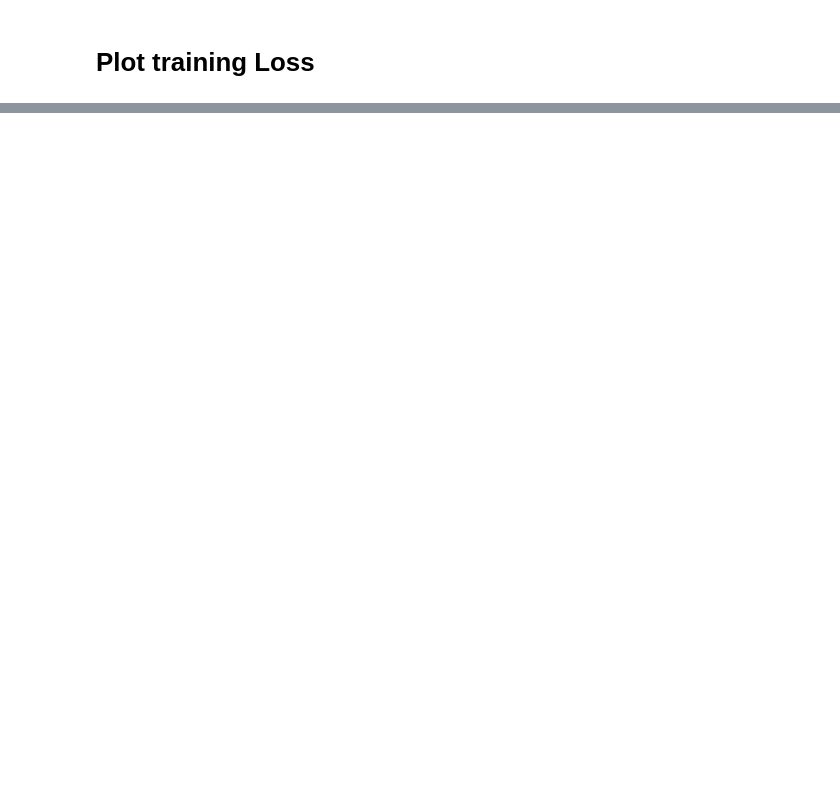
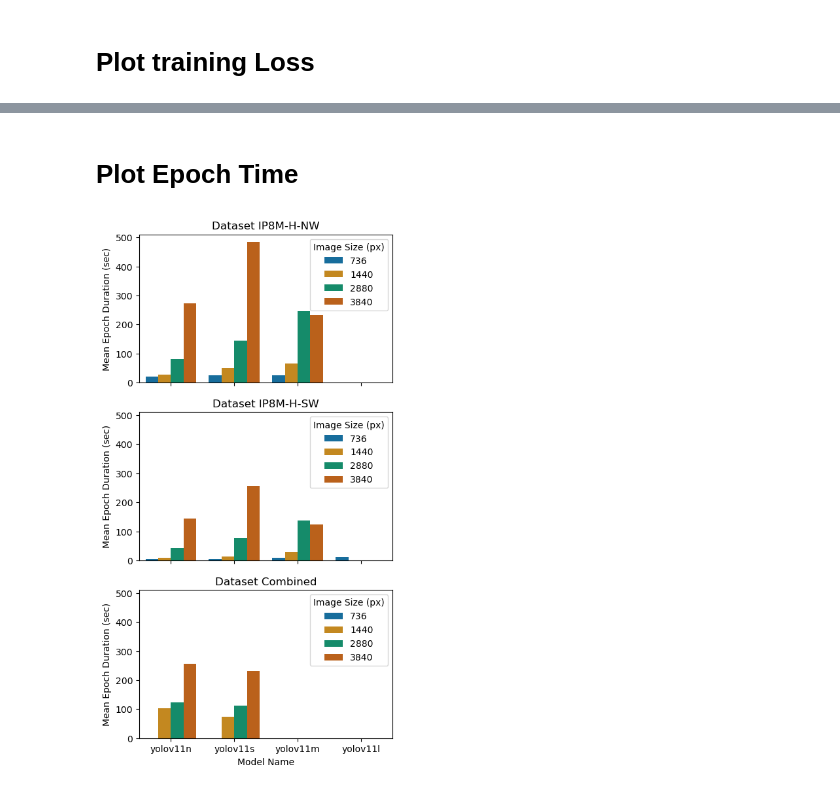
Before and after one commit to mtmoore-ai/deer-detector, a Jupyter notebook: yolov11_train_results.ipynb, the cells around one changed output, grey strips where cells are left out. Cells and saved outputs as stored; diff of their text form; code cells hidden in the pictures; blank space fills up the shorter version.

```diff
--- a/yolov11_train_results.ipynb
+++ b/yolov11_train_results.ipynb
@@ -156,0 +194,31 @@ for model in ["yolov11n"]: #, "yolov11s", "yolov11m"]:
+# %% [markdown]
+# Plot Epoch Time
+# %%
+epoch_duration_mean_df = train_df.groupby(by=["Camera", "Model Name", "Image Size (px)"], observed=False).agg( Mean_Duration=('epoch_duration', 'mean')  ).reset_index()
+
+epoch_duration_mean_df.rename(columns={'Mean_Duration': "Mean Duration"}, inplace=True)
+
+cameras = epoch_duration_mean_df['Camera'].unique().tolist()
+fig, axs = plt.matplotlib.pyplot.subplots(nrows=len(cameras), ncols=1, sharex=True, sharey=True, figsize=(5,10))
+for i, camera in enumerate(cameras):
+    camera_name = camera if camera[0].isupper() else camera.capitalize()
+
+    current_df = epoch_duration_mean_df[ epoch_duration_mean_df['Camera'] == camera ]
+
+    axs[i] = sns.barplot(data=current_df, x="Model Name", y="Mean Duration", hue='Image Size (px)', ax=axs[i], palette='colorblind',)
+    axs[i].set_title(f"Dataset {camera_name}")
+    axs[i].set_ylabel("Mean Epoch Duration (sec)")
+plt.savefig(os.path.join("/data/mtmoore/school/CSiML_AI395T/final_project/plots", f"yolo_epoch_training_time.png"))
+
+#for camera in train_df['Camera'].unique().tolist():
+#    mask_list.append(train_df['Camera'] == camera)
+
+#    # iterate over model
+#    for model in train_df[join_mask(mask_list)]['Model Name'].unique().tolist():
+#        mask_list.append( train_df['Model Name'] == model )
+
+#        # iterate over model
+#        for imgsize in train_df[join_mask(mask_list)]['Image Size (px)'].unique().tolist():
+#            mask_list.append( train_df['Image Size (px)'] == imgsize )
+# %% [output]
+[figure, added]
```
Also changed, not shown: parts of 2 cells of this notebook, 12 other files.
